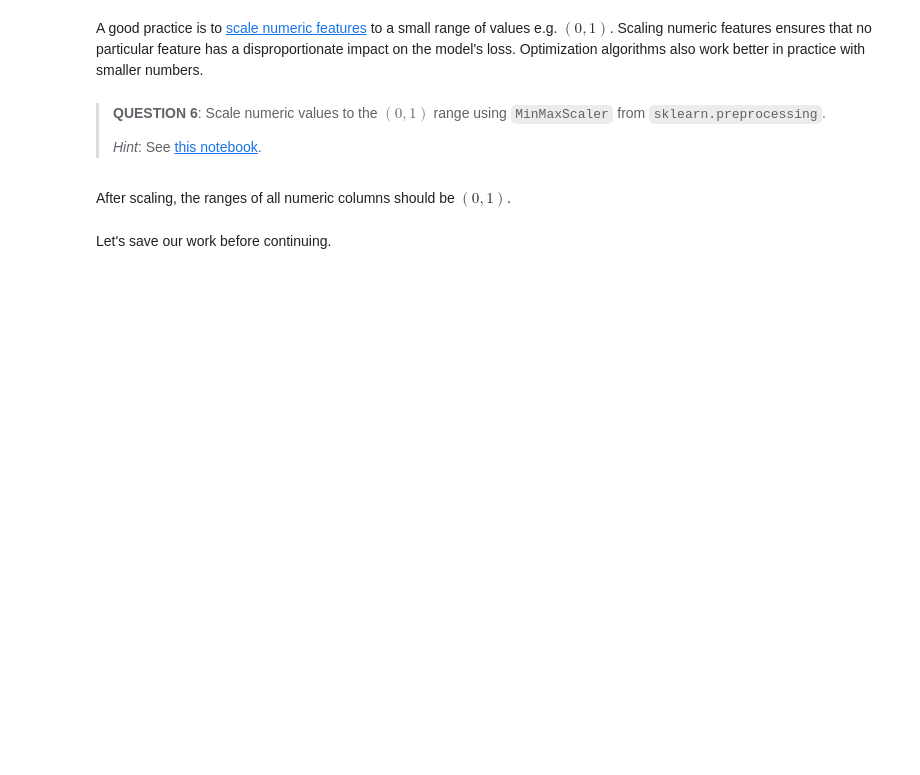
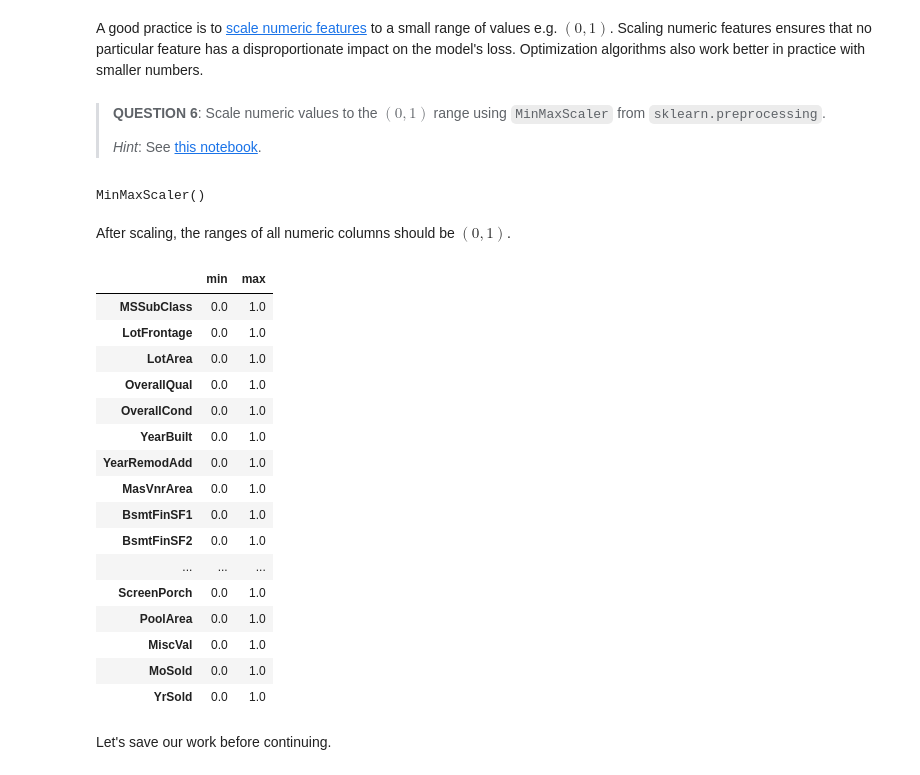
Before and after one commit to ikaushikpal/Machine-Learning-with-Python-Zero-to-GBMs, a Jupyter notebook: python-sklearn-assignment-v-13/python-sklearn-assignment.ipynb, the cells around one changed output. Drawn from its saved outputs; the diff is of its cells as text; code cells hidden in the pictures; blank space fills up the shorter version.

```diff
--- a/python-sklearn-assignment-v-13/python-sklearn-assignment.ipynb
+++ b/python-sklearn-assignment-v-13/python-sklearn-assignment.ipynb
@@ -381,17 +484,37 @@ A good practice is to [scale numeric features](https://scikit-learn.org/stable/m
 from sklearn.preprocessing import MinMaxScaler
 # %%
 # Create the scaler
-scaler = ???
+scaler = MinMaxScaler()
 # %%
 # Fit the scaler to the numeric columns
-???
+scaler.fit(inputs_df[numeric_cols])
+# %% [output]
+MinMaxScaler()
 # %%
 # Transform and replace the numeric columns
-inputs_df[numeric_cols] = ???
+inputs_df[numeric_cols] = scaler.transform(inputs_df[numeric_cols])
 # %% [markdown]
 After scaling, the ranges of all numeric columns should be $(0, 1)$.
 # %%
-inputs_df[numeric_cols].describe().loc[['min', 'max']]
+inputs_df[numeric_cols].describe().loc[['min', 'max']].T
+# %% [output]
+|  | min | max |
+| MSSubClass | 0.0 | 1.0 |
+| LotFrontage | 0.0 | 1.0 |
+| LotArea | 0.0 | 1.0 |
+| OverallQual | 0.0 | 1.0 |
+| OverallCond | 0.0 | 1.0 |
+| YearBuilt | 0.0 | 1.0 |
+| YearRemodAdd | 0.0 | 1.0 |
+| MasVnrArea | 0.0 | 1.0 |
+| BsmtFinSF1 | 0.0 | 1.0 |
+| BsmtFinSF2 | 0.0 | 1.0 |
+| ... | ... | ... |
+| ScreenPorch | 0.0 | 1.0 |
+| PoolArea | 0.0 | 1.0 |
+| MiscVal | 0.0 | 1.0 |
+| MoSold | 0.0 | 1.0 |
+| YrSold | 0.0 | 1.0 |
 # %% [markdown]
 Let's save our work before continuing.
 # %%
```
Also changed, not shown: parts of 65 cells of this notebook, 2 other files.
